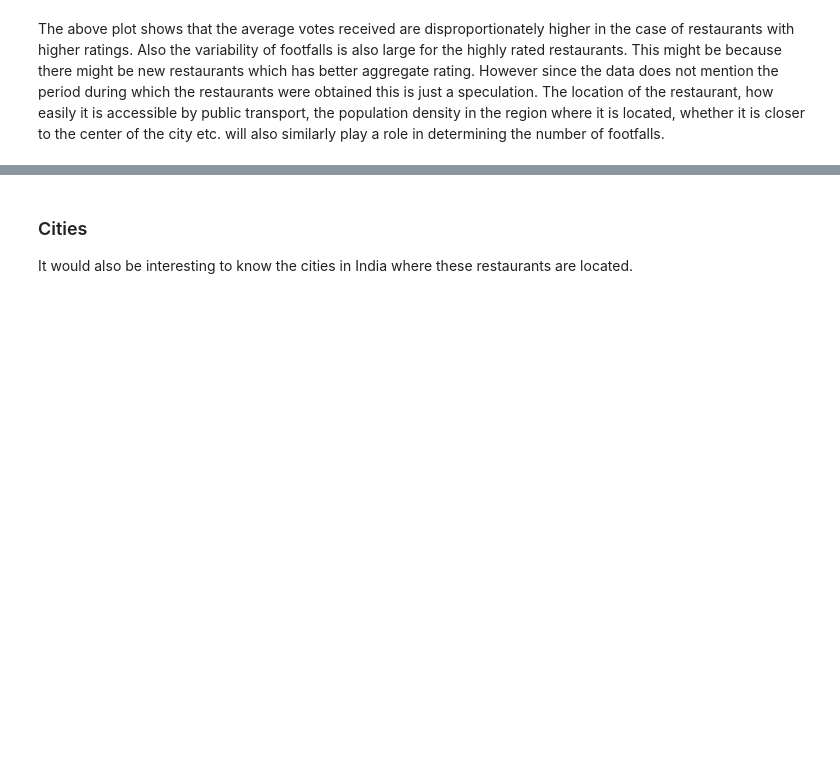
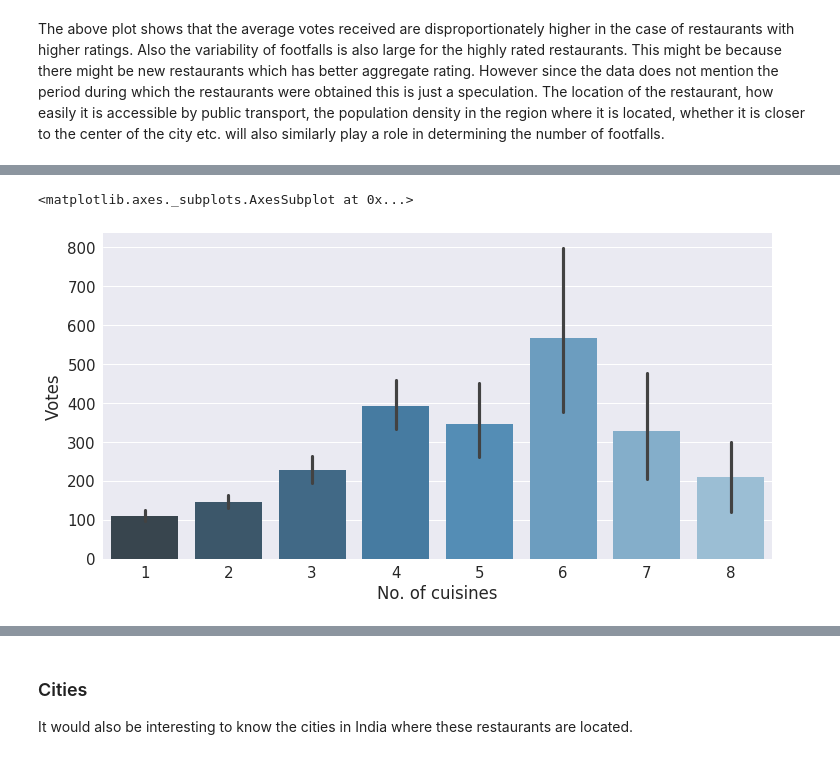
Before and after one commit to nathdipankar/restaurants-data-zomato-india, a Jupyter notebook: Finding the best restuarants.ipynb, the cells around one changed output, grey strips where cells are left out. Cells and saved outputs as stored; diff of their text form; code cells hidden in the pictures; blank space fills up the shorter version.

```diff
--- a/Finding the best restuarants.ipynb
+++ b/Finding the best restuarants.ipynb
@@ -259,0 +234,6 @@ data_rated_restaurants[data_rated_restaurants['Votes'] == 100]
+# %%
+sns.set(font_scale=1.5, rc={'figure.figsize':(12,6)})
+sns.barplot('No. of cuisines', 'Votes', data= data_rated_restaurants, palette="Blues_d")
+# %% [output]
+<matplotlib.axes._subplots.AxesSubplot at 0x...>
+[figure, added]
```
Also changed, not shown: parts of 14 cells of this notebook.
